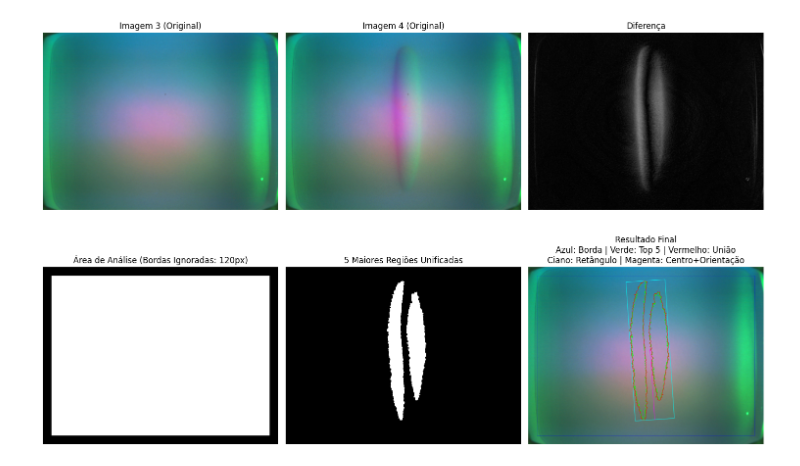
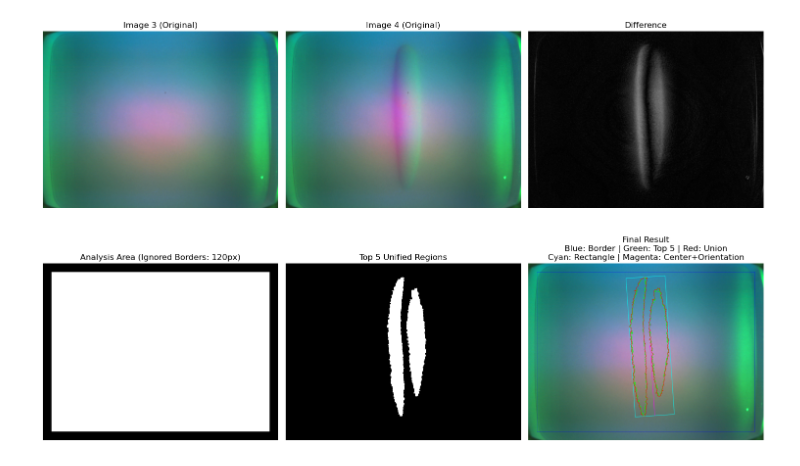
Before and after one commit to Eduds007/franka_ws, a Jupyter notebook: cable_pose_estimation_demo.ipynb, the cells around one changed output. Saved outputs shown, nothing was run; the diff lists cells and outputs as text; code cells hidden in the pictures.

```diff
--- a/cable_pose_estimation_demo.ipynb
+++ b/cable_pose_estimation_demo.ipynb
@@ -1,149 +1,147 @@
 # %%
+import matplotlib
+matplotlib.use('Agg')
 import cv2
 import numpy as np
 import matplotlib.pyplot as plt
+import io
+from IPython.display import display, Image
 
-# Carregar as imagens
+# Load the images
 img3 = cv2.imread('src/tactile_cameras/examples/my_photo-3.jpg')
 img4 = cv2.imread('src/tactile_cameras/examples/my_photo-4.jpg')
 
-# Definir área de borda a ser ignorada
-border_size = 120  # Tamanho da borda em pixels a ser ignorada
+# Define border area to be ignored
+border_size = 120  # Border size in pixels to be ignored
 
-# Converter para escala de cinza
+# Convert to grayscale
 gray3 = cv2.cvtColor(img3, cv2.COLOR_BGR2GRAY)
 gray4 = cv2.cvtColor(img4, cv2.COLOR_BGR2GRAY)
 
-# Calcular a diferença absoluta entre as imagens
+# Calculate the absolute difference between the images
 diff = cv2.absdiff(gray3, gray4)
 
-# Aplicar threshold para destacar as diferenças significativas
+# Apply threshold to highlight significant differences
 _, thresh = cv2.threshold(diff, 10, 255, cv2.THRESH_BINARY)
 
-# Criar máscara para ignorar área de borda
+# Create mask to ignore border area
 h, w = thresh.shape
 border_mask = np.zeros((h, w), dtype=np.uint8)
 border_mask[border_size:h-border_size, border_size:w-border_size] = 255
 
-# Aplicar máscara de borda ao threshold
+# Apply border mask to the threshold
 thresh = cv2.bitwise_and(thresh, border_mask)
 
-# Encontrar contornos da área de contato
+# Find contours of the contact area
 contours, _ = cv2.findContours(thresh, cv2.RETR_EXTERNAL, cv2.CHAIN_APPROX_SIMPLE)
 
-# Filtrar contornos por área mínima
+# Filter contours by minimum area
 valid_contours = [c for c in contours if cv2.contourArea(c) > 500]
 
-# Selecionar as 5 maiores regiões
+# Select the top 5 largest regions
 valid_contours_sorted = sorted(valid_contours, key=cv2.contourArea, reverse=True)
 top_5_contours = valid_contours_sorted[:5]
 
-# Criar máscara para unir as 5 maiores regiões
+# Create a mask to unite the 5 largest regions
 unified_mask = np.zeros_like(thresh)
 for contour in top_5_contours:
     cv2.drawContours(unified_mask, [contour], -1, 255, -1)
 
-# Aplicar operação morfológica para unir regiões próximas
+# Apply morphological operation to unite close regions
 kernel_large = np.ones((15,15), np.uint8)
 unified_mask = cv2.morphologyEx(unified_mask, cv2.MORPH_CLOSE, kernel_large)
 
-# Encontrar o contorno da região unificada
+# Find the contour of the unified region
 unified_contours, _ = cv2.findContours(unified_mask, cv2.RETR_EXTERNAL, cv2.CHAIN_APPROX_SIMPLE)
 
-# Criar imagem de resultado
+# Create result image
 result = img3.copy()
 
-# Desenhar a área de borda ignorada em azul
+# Draw the ignored border area in blue
 cv2.rectangle(result, (border_size, border_size), (w-border_size, h-border_size), (255, 0, 0), 2)
 
 contact_area = 0
 
-# Desenhar as 5 maiores regiões originais em verde
+# Draw the 5 largest original regions in green
 for contour in top_5_contours:
     cv2.drawContours(result, [contour], -1, (0, 255, 0), 2)
     contact_area += cv2.contourArea(contour)
 
-# Desenhar o contorno unificado em vermelho
+# Draw the unified contour in red
 if len(unified_contours) > 0:
     cv2.drawContours(result, unified_contours, -1, (0, 0, 255), 3)
     unified_area = sum([cv2.contourArea(c) for c in unified_contours])
 
-    # Calcular retângulo mínimo rotacionado que contém a região unificada
-    # Concatenar todos os pontos dos contornos unificados
     all_points = np.vstack(unified_contours)
-
-    # Calcular retângulo mínimo orientado
     rect = cv2.minAreaRect(all_points)
     box = cv2.boxPoints(rect)
     box = box.astype(int)
 
-    # Extrair informações do retângulo
     center, (width, height), angle = rect
     center_x, center_y = center
 
-    # Desenhar o retângulo em ciano
     cv2.drawContours(result, [box], 0, (255, 255, 0), 3)
-
-    # Desenhar o ponto central em magenta
     cv2.circle(result, (int(center_x), int(center_y)), 8, (255, 0, 255), -1)
 
-    # Desenhar linha indicando a orientação
     angle_rad = np.radians(angle)
     line_length = max(width, height) / 2
     end_x = int(center_x + line_length * np.cos(angle_rad))
     end_y = int(center_y + line_length * np.sin(angle_rad))
     cv2.line(result, (int(center_x), int(center_y)), (end_x, end_y), (255, 0, 255), 3)
 
-    # Calcular posição do centro em relação ao centro da imagem
     img_center_x, img_center_y = w // 2, h // 2
     offset_x = center_x - img_center_x
     offset_y = center_y - img_center_y
     distance_from_center = np.sqrt(offset_x**2 + offset_y**2)
 
-# Visualizar resultados
+# Visualize results
 fig, axes = plt.subplots(2, 3, figsize=(15, 10))
 
 axes[0, 0].imshow(cv2.cvtColor(img3, cv2.COLOR_BGR2RGB))
-axes[0, 0].set_title('Imagem 3 (Original)')
+axes[0, 0].set_title('Image 3 (Original)')
 axes[0, 0].axis('off')
 
 axes[0, 1].imshow(cv2.cvtColor(img4, cv2.COLOR_BGR2RGB))
-axes[0, 1].set_title('Imagem 4 (Original)')
+axes[0, 1].set_title('Image 4 (Original)')
 axes[0, 1].axis('off')
 
 axes[0, 2].imshow(diff, cmap='gray')
-axes[0, 2].set_title('Diferença')
+axes[0, 2].set_title('Difference')
 axes[0, 2].axis('off')
 
 axes[1, 0].imshow(border_mask, cmap='gray')
-axes[1, 0].set_title(f'Área de Análise (Bordas Ignoradas: {border_size}px)')
+axes[1, 0].set_title(f'Analysis Area (Ignored Borders: {border_size}px)')
 axes[1, 0].axis('off')
 
 axes[1, 1].imshow(unified_mask, cmap='gray')
-axes[1, 1].set_title('5 Maiores Regiões Unificadas')
+axes[1, 1].set_title('Top 5 Unified Regions')
 axes[1, 1].axis('off')
 
 axes[1, 2].imshow(cv2.cvtColor(result, cv2.COLOR_BGR2RGB))
-axes[1, 2].set_title(f'Resultado Final\nAzul: Borda | Verde: Top 5 | Vermelho: União\nCiano: Retângulo | Magenta: Centro+Orientação')
+axes[1, 2].set_title(f'Final Result\nBlue: Border | Green: Top 5 | Red: Union\nCyan: Rectangle | Magenta: Center+Orientation')
 axes[1, 2].axis('off')
 
 plt.tight_layout()
-plt.show()
+buf = io.BytesIO()
+plt.savefig(buf, format='png', bbox_inches='tight')
+buf.seek(0)
+display(Image(buf.read()))
+plt.close()
 
-print(f"Área de borda ignorada: {border_size} pixels")
-print(f"Total de contornos detectados: {len(valid_contours)}")
-print(f"Top 5 maiores regiões selecionadas")
-print(f"Área das 5 maiores regiões: {contact_area:.0f} pixels")
+print(f"Ignored border area: {border_size} pixels")
+print(f"Total detected contours: {len(valid_contours)}")
+print(f"Top 5 largest regions selected")
+print(f"Area of the top 5 regions: {contact_area:.0f} pixels")
 if len(unified_contours) > 0:
-    print(f"Área da região unificada: {unified_area:.0f} pixels")
-    print(f"\n--- Análise do Retângulo ---")
-    print(f"Centro do retângulo: ({center_x:.1f}, {center_y:.1f}) pixels")
-    print(f"Dimensões: {width:.1f} x {height:.1f} pixels")
-    print(f"Ângulo de rotação: {angle:.2f} graus")
-    print(f"\n--- Deslocamento do Centro ---")
-    print(f"Centro da imagem: ({img_center_x}, {img_center_y}) pixels")
-    print(f"Deslocamento X: {offset_x:.1f} pixels")
-    print(f"Deslocamento Y: {offset_y:.1f} pixels")
-    print(f"Distância do centro: {distance_from_center:.1f} pixels")
+    print(f"Area of the unified region: {unified_area:.0f} pixels")
+    print(f"\n--- Rectangle Analysis ---")
+    print(f"Rectangle center: ({center_x:.1f}, {center_y:.1f}) pixels")
+    print(f"Dimensions: {width:.1f} x {height:.1f} pixels")
+    print(f"Rotation angle: {angle:.2f} degrees")
+    print(f"\n--- Center Displacement ---")
+    print(f"Image center: ({img_center_x}, {img_center_y}) pixels")
+    print(f"X Displacement: {offset_x:.1f} pixels")
+    print(f"Y Displacement: {offset_y:.1f} pixels")
+    print(f"Distance from center: {distance_from_center:.1f} pixels")
 # %% [output]
-[figure, old version]
+[figure, new version]
```
Also changed, not shown: parts of 1 cell of this notebook.
